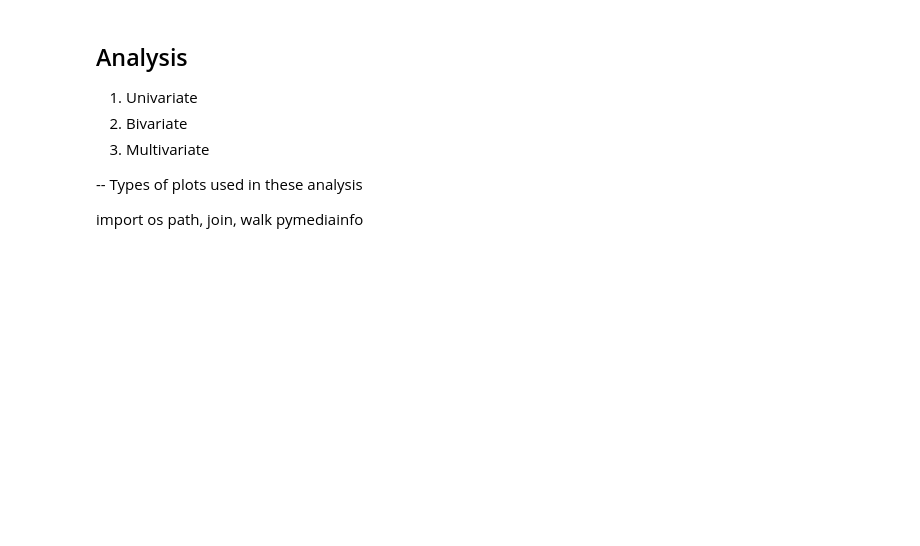
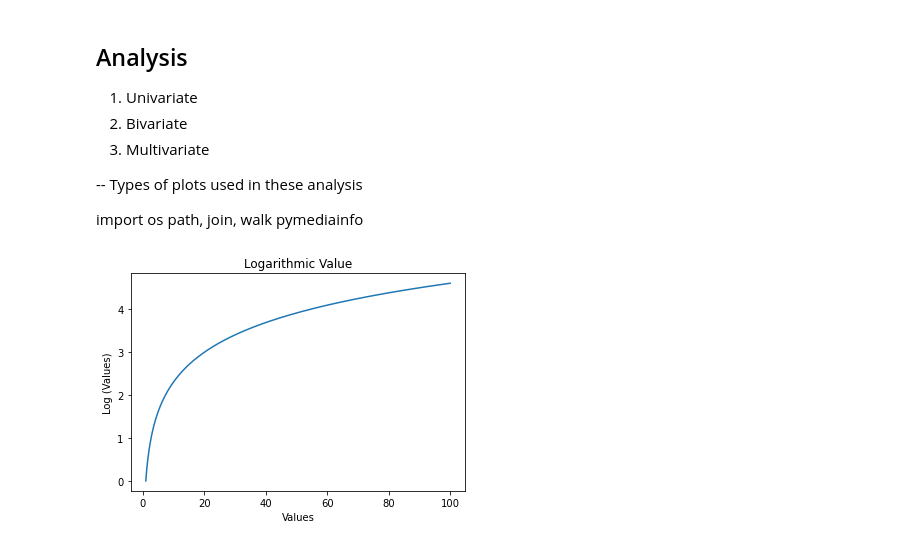
Before and after one commit to loganrane/MachineLearning101, a Jupyter notebook: Projects/Plotting - Basics.ipynb, the cells around one changed output. Drawn from its saved outputs; the diff is of its cells as text; code cells hidden in the pictures; blank space fills up the shorter version.

```diff
--- a/Projects/Plotting - Basics.ipynb
+++ b/Projects/Plotting - Basics.ipynb
@@ -108,3 +108,13 @@ plt.tight_layout()
 import os
 path, join, walk
 pymediainfo
+# %%
+x = np.linspace(1, 100, 1000)
+y = np.log(x)
+plt.plot(x, y)
+plt.xlabel('Values')
+plt.ylabel('Log (Values)')
+plt.title('Logarithmic                           ')
+plt.show()
+# %% [output]
+[figure, added]
```
Also changed, not shown: parts of 11 cells of this notebook, 1 other file.
